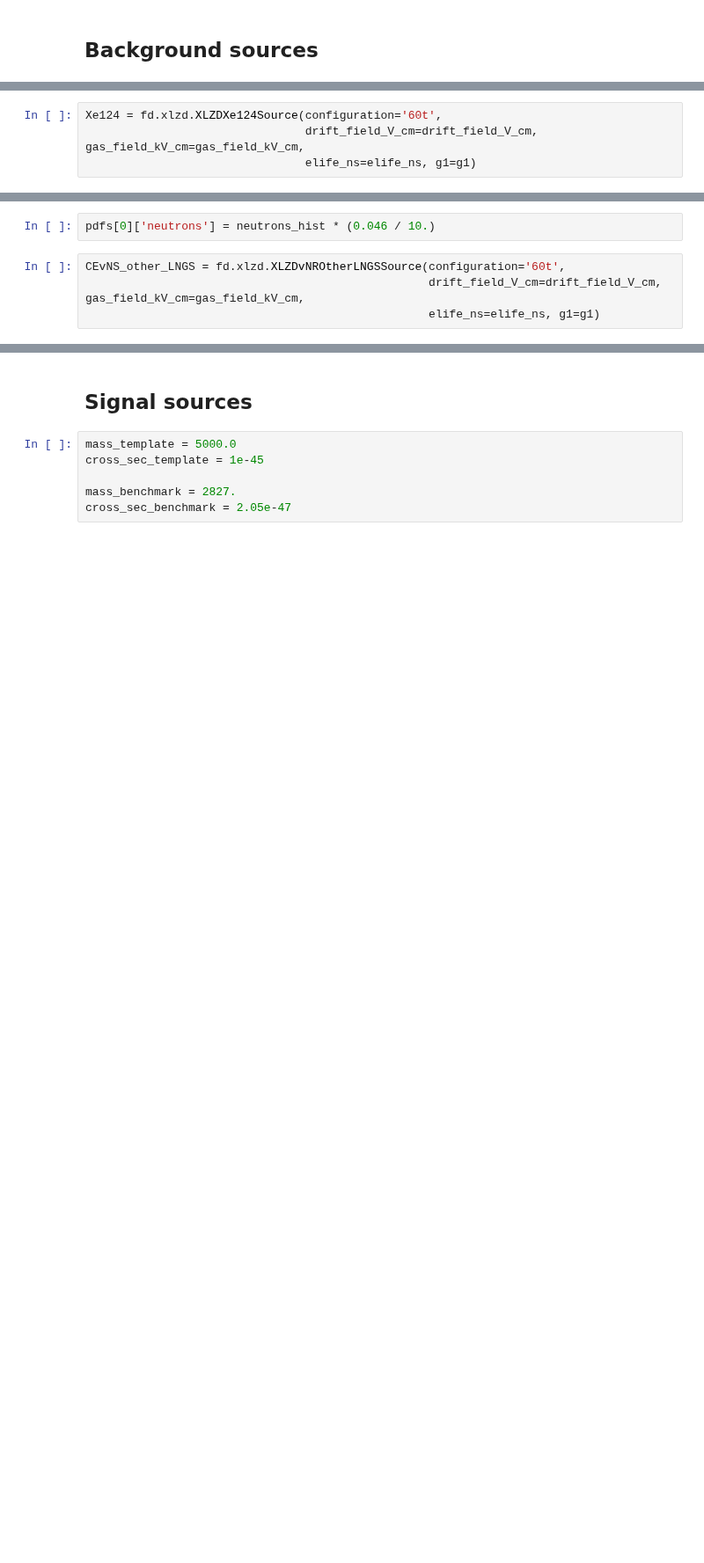
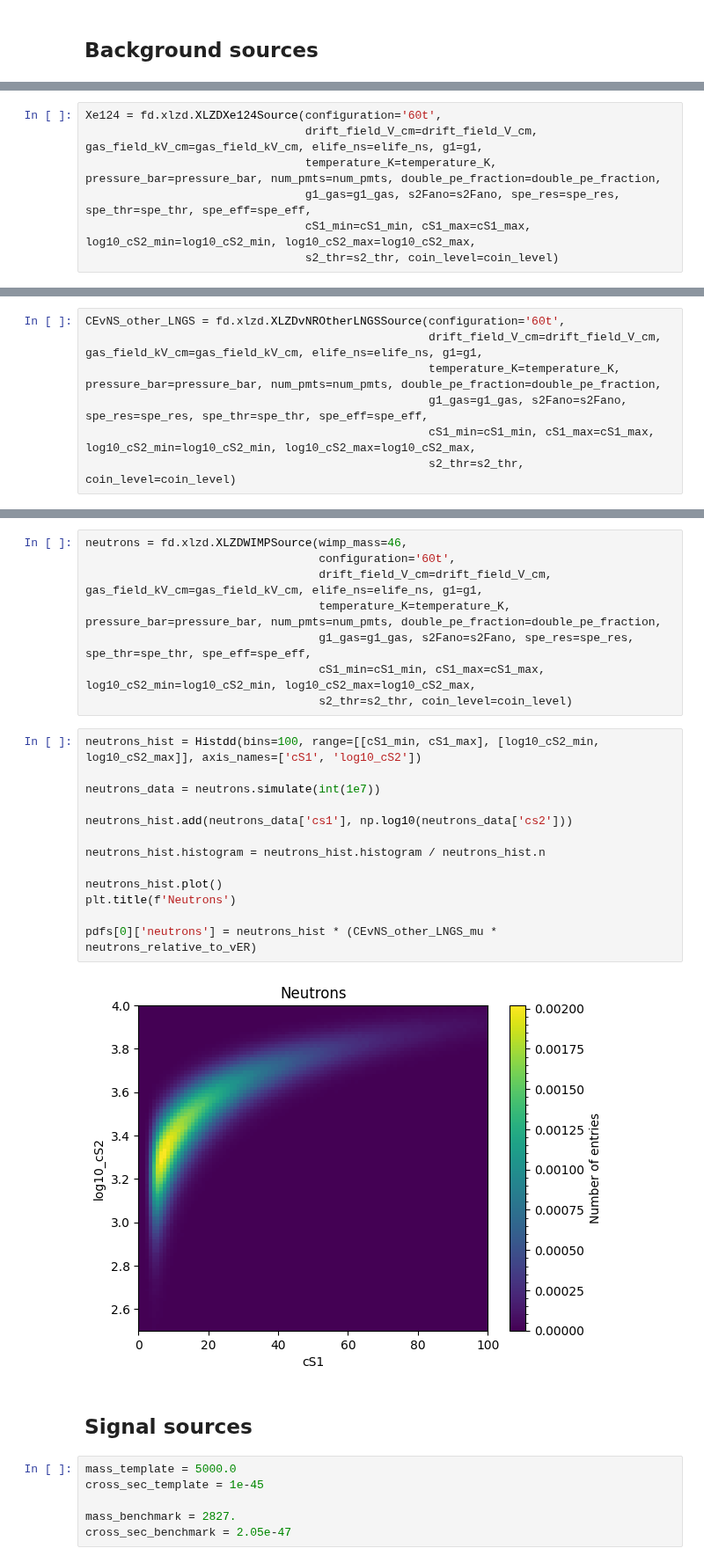
Before and after one commit to robertsjames/FlameFitSimple, a Jupyter notebook: analyses/WIMP_discovery/benchmark_templates.ipynb, the cells around one changed output, grey strips where cells are left out. Shown at 88% size. Cells and saved outputs as stored; diff of their text form; blank space fills up the shorter version.

```diff
--- a/analyses/WIMP_discovery/benchmark_templates.ipynb
+++ b/analyses/WIMP_discovery/benchmark_templates.ipynb
@@ -114,7 +147,10 @@ pdfs[0]['Xe136'] = Xe136_hist
 # %%
 Xe124 = fd.xlzd.XLZDXe124Source(configuration='60t',
-                                drift_field_V_cm=drift_field_V_cm, gas_field_kV_cm=gas_field_kV_cm,
-                                elife_ns=elife_ns, g1=g1)
+                                drift_field_V_cm=drift_field_V_cm, gas_field_kV_cm=gas_field_kV_cm, elife_ns=elife_ns, g1=g1,
+                                temperature_K=temperature_K, pressure_bar=pressure_bar, num_pmts=num_pmts, double_pe_fraction=double_pe_fraction,
+                                g1_gas=g1_gas, s2Fano=s2Fano, spe_res=spe_res, spe_thr=spe_thr, spe_eff=spe_eff,
+                                cS1_min=cS1_min, cS1_max=cS1_max, log10_cS2_min=log10_cS2_min, log10_cS2_max=log10_cS2_max,
+                                s2_thr=s2_thr, coin_level=coin_level)
 # %%
 Xe124_hist = Histdd(bins=100, range=[[cS1_min, cS1_max], [log10_cS2_min, log10_cS2_max]], axis_names=['cS1', 'log10_cS2'])
 
@@ -153,9 +170,10 @@ Text(0.5, 1.0, 'Neutrons')
-# %%
-pdfs[0]['neutrons'] = neutrons_hist * (0.046 / 10.)
 # %%
 CEvNS_other_LNGS = fd.xlzd.XLZDvNROtherLNGSSource(configuration='60t',
-                                                  drift_field_V_cm=drift_field_V_cm, gas_field_kV_cm=gas_field_kV_cm,
-                                                  elife_ns=elife_ns, g1=g1)
+                                                  drift_field_V_cm=drift_field_V_cm, gas_field_kV_cm=gas_field_kV_cm, elife_ns=elife_ns, g1=g1,
+                                                  temperature_K=temperature_K, pressure_bar=pressure_bar, num_pmts=num_pmts, double_pe_fraction=double_pe_fraction,
+                                                  g1_gas=g1_gas, s2Fano=s2Fano, spe_res=spe_res, spe_thr=spe_thr, spe_eff=spe_eff,
+                                                  cS1_min=cS1_min, cS1_max=cS1_max, log10_cS2_min=log10_cS2_min, log10_cS2_max=log10_cS2_max,
+                                                  s2_thr=s2_thr, coin_level=coin_level)
 # %%
 CEvNS_other_LNGS_hist = Histdd(bins=100, range=[[cS1_min, cS1_max], [log10_cS2_min, log10_cS2_max]], axis_names=['cS1', 'log10_cS2'])
 
@@ -175,3 +193,26 @@ pdfs[0]['CEvNS_other_LNGS'] = CEvNS_other_LNGS_hist
+# %%
+neutrons = fd.xlzd.XLZDWIMPSource(wimp_mass=46,
+                                  configuration='60t',
+                                  drift_field_V_cm=drift_field_V_cm, gas_field_kV_cm=gas_field_kV_cm, elife_ns=elife_ns, g1=g1,
+                                  temperature_K=temperature_K, pressure_bar=pressure_bar, num_pmts=num_pmts, double_pe_fraction=double_pe_fraction,
+                                  g1_gas=g1_gas, s2Fano=s2Fano, spe_res=spe_res, spe_thr=spe_thr, spe_eff=spe_eff,
+                                  cS1_min=cS1_min, cS1_max=cS1_max, log10_cS2_min=log10_cS2_min, log10_cS2_max=log10_cS2_max,
+                                  s2_thr=s2_thr, coin_level=coin_level)
+# %%
+neutrons_hist = Histdd(bins=100, range=[[cS1_min, cS1_max], [log10_cS2_min, log10_cS2_max]], axis_names=['cS1', 'log10_cS2'])
+
+neutrons_data = neutrons.simulate(int(1e7))
+
+neutrons_hist.add(neutrons_data['cs1'], np.log10(neutrons_data['cs2']))
+
+neutrons_hist.histogram = neutrons_hist.histogram / neutrons_hist.n
+
+neutrons_hist.plot()
+plt.title(f'Neutrons')
+
+pdfs[0]['neutrons'] = neutrons_hist * (CEvNS_other_LNGS_mu * neutrons_relative_to_vER)
+# %% [output]
+[figure, added]
 # %% [markdown]
 ## Signal sources
 # %%
```
Also changed, not shown: parts of 23 cells of this notebook.
